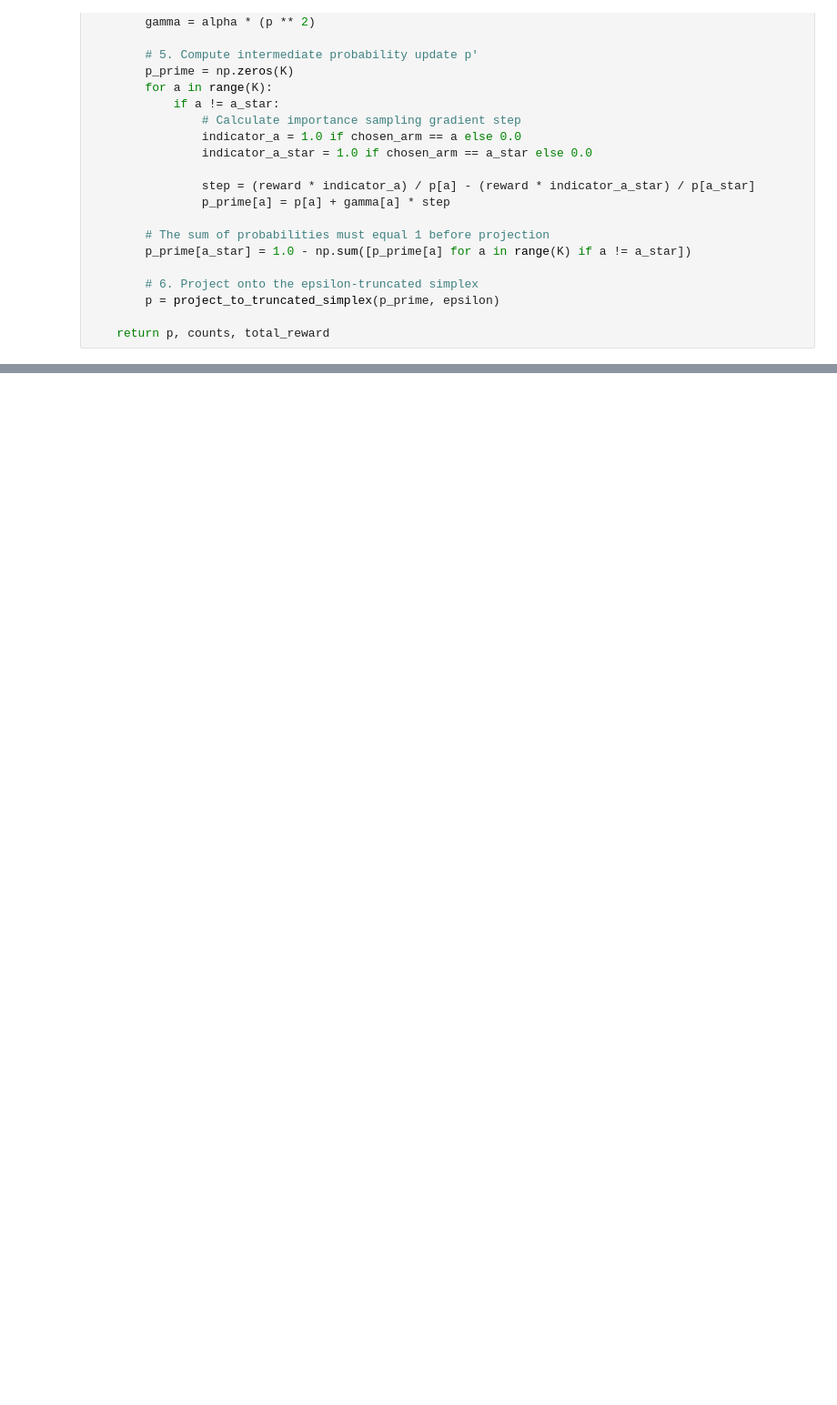
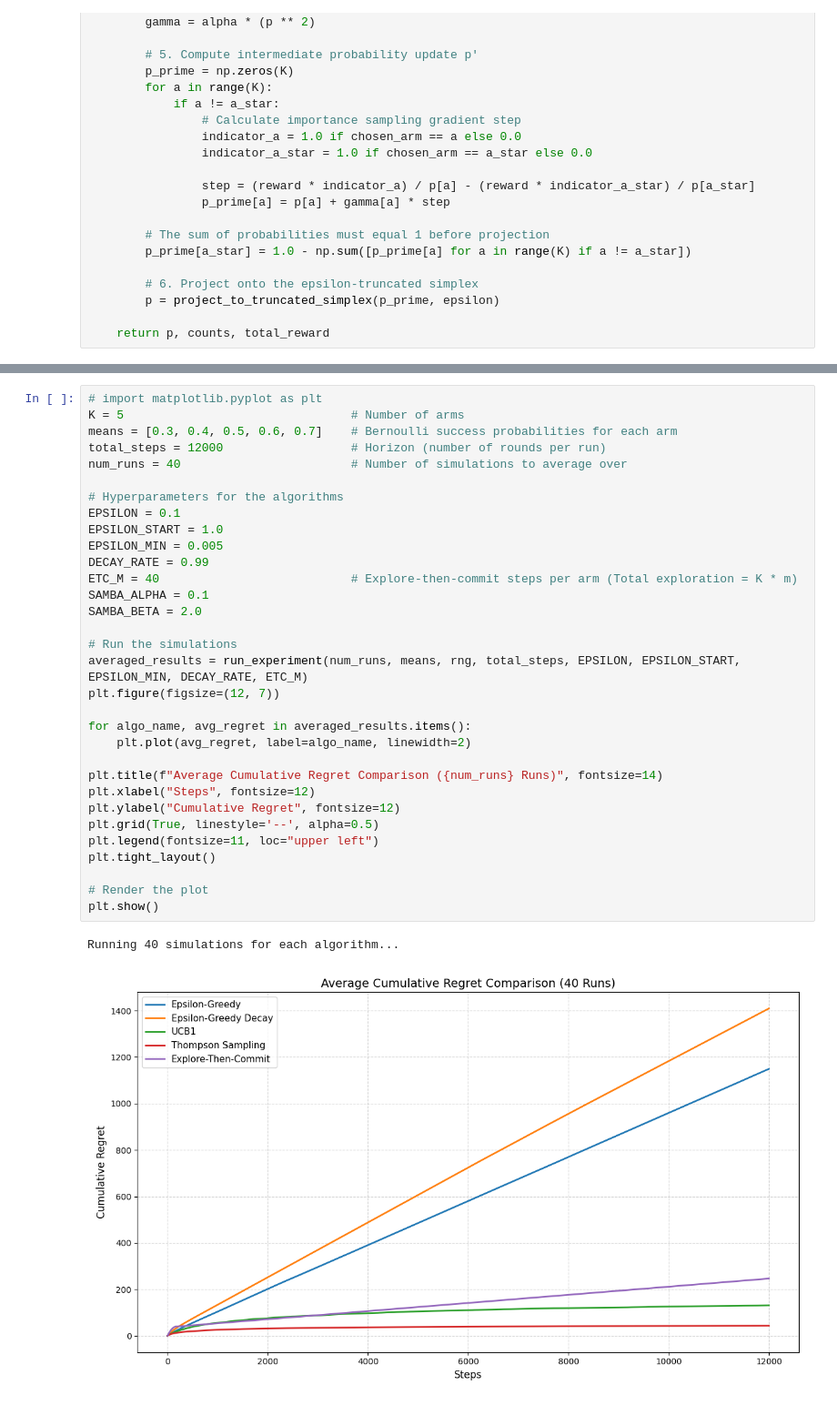
Before and after one commit to XiangHaoAlexWang/MAB-research, a Jupyter notebook: experiments.ipynb, the cells around one changed output, grey strips where cells are left out. Shown at 91% size. Saved outputs shown, nothing was run; the diff lists cells and outputs as text; blank space fills up the shorter version.

```diff
--- a/experiments.ipynb
+++ b/experiments.ipynb
@@ -924,3 +104,38 @@ def sp_ucb1(K: int, total_steps: int, env: StochasticSPSAMFEnv | SPSAMFEnv, bids
+# %%
+# import matplotlib.pyplot as plt
+K = 5                                # Number of arms
+means = [0.3, 0.4, 0.5, 0.6, 0.7]    # Bernoulli success probabilities for each arm
+total_steps = 12000                  # Horizon (number of rounds per run)
+num_runs = 40                        # Number of simulations to average over
+
+# Hyperparameters for the algorithms
+EPSILON = 0.1
+EPSILON_START = 1.0
+EPSILON_MIN = 0.005
+DECAY_RATE = 0.99
+ETC_M = 40                           # Explore-then-commit steps per arm (Total exploration = K * m)
+SAMBA_ALPHA = 0.1
+SAMBA_BETA = 2.0
+
+# Run the simulations
+averaged_results = run_experiment(num_runs, means, rng, total_steps, EPSILON, EPSILON_START, EPSILON_MIN, DECAY_RATE, ETC_M)
+plt.figure(figsize=(12, 7))
+
+for algo_name, avg_regret in averaged_results.items():
+    plt.plot(avg_regret, label=algo_name, linewidth=2)
+
+plt.title(f"Average Cumulative Regret Comparison ({num_runs} Runs)", fontsize=14)
+plt.xlabel("Steps", fontsize=12)
+plt.ylabel("Cumulative Regret", fontsize=12)
+plt.grid(True, linestyle='--', alpha=0.5)
+plt.legend(fontsize=11, loc="upper left")
+plt.tight_layout()
+
+# Render the plot
+plt.show()
+# %% [output]
+Running 40 simulations for each algorithm...
+[figure, added]
 # %%
 import numpy as np
 import matplotlib.pyplot as plt
```
Also changed, not shown: parts of 13 cells of this notebook, 8 other files.
